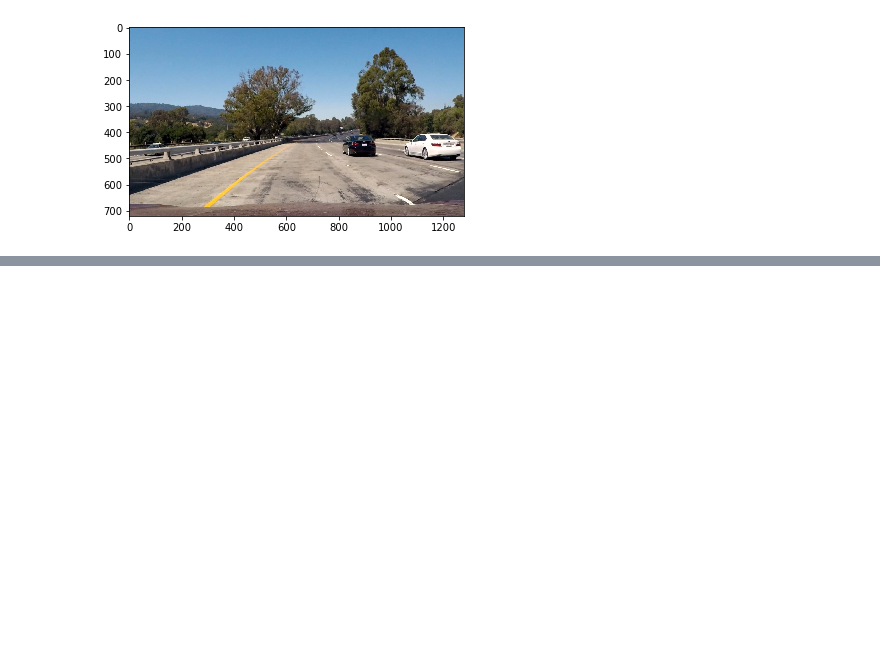
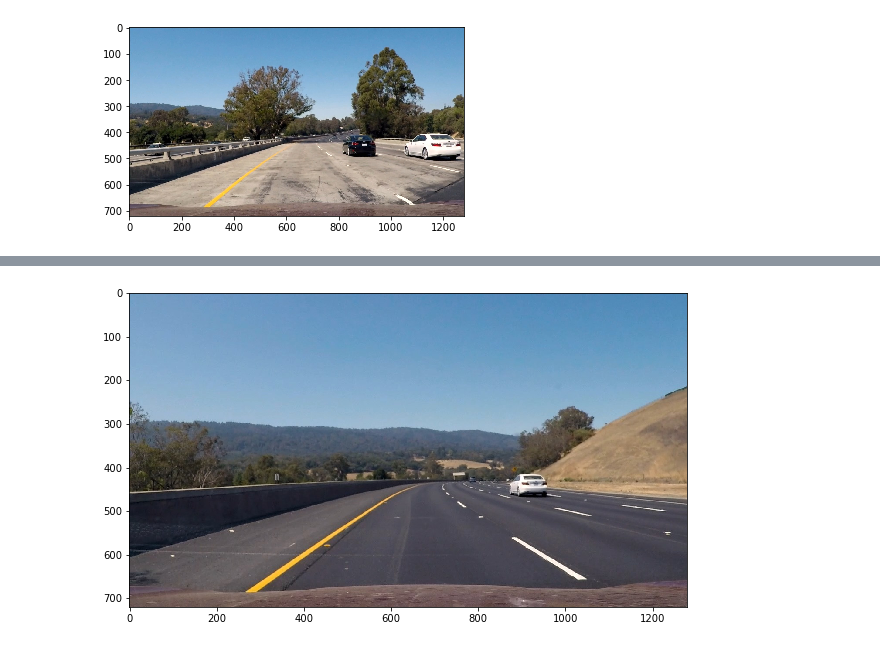
Before and after one commit to partmor/CarND-VehicleDetection-P5, a Jupyter notebook: p5_solution.ipynb, the cells around one changed output, grey strips where cells are left out. Saved outputs shown, nothing was run; the diff lists cells and outputs as text; code cells hidden in the pictures; blank space fills up the shorter version.

```diff
--- a/p5_solution.ipynb
+++ b/p5_solution.ipynb
@@ -348,0 +357,6 @@ plt.imshow(video_pipeline(test_img, detect_for_scale, thresh=5));
+# %%
+test_img_2 = io.imread('test_images/test3.jpg')
+plt.figure(figsize=(10,10))
+plt.imshow(video_pipeline(test_img_2, detect_for_scale, thresh=3));
+# %% [output]
+[figure, added]
```
Also changed, not shown: parts of 21 cells of this notebook.
